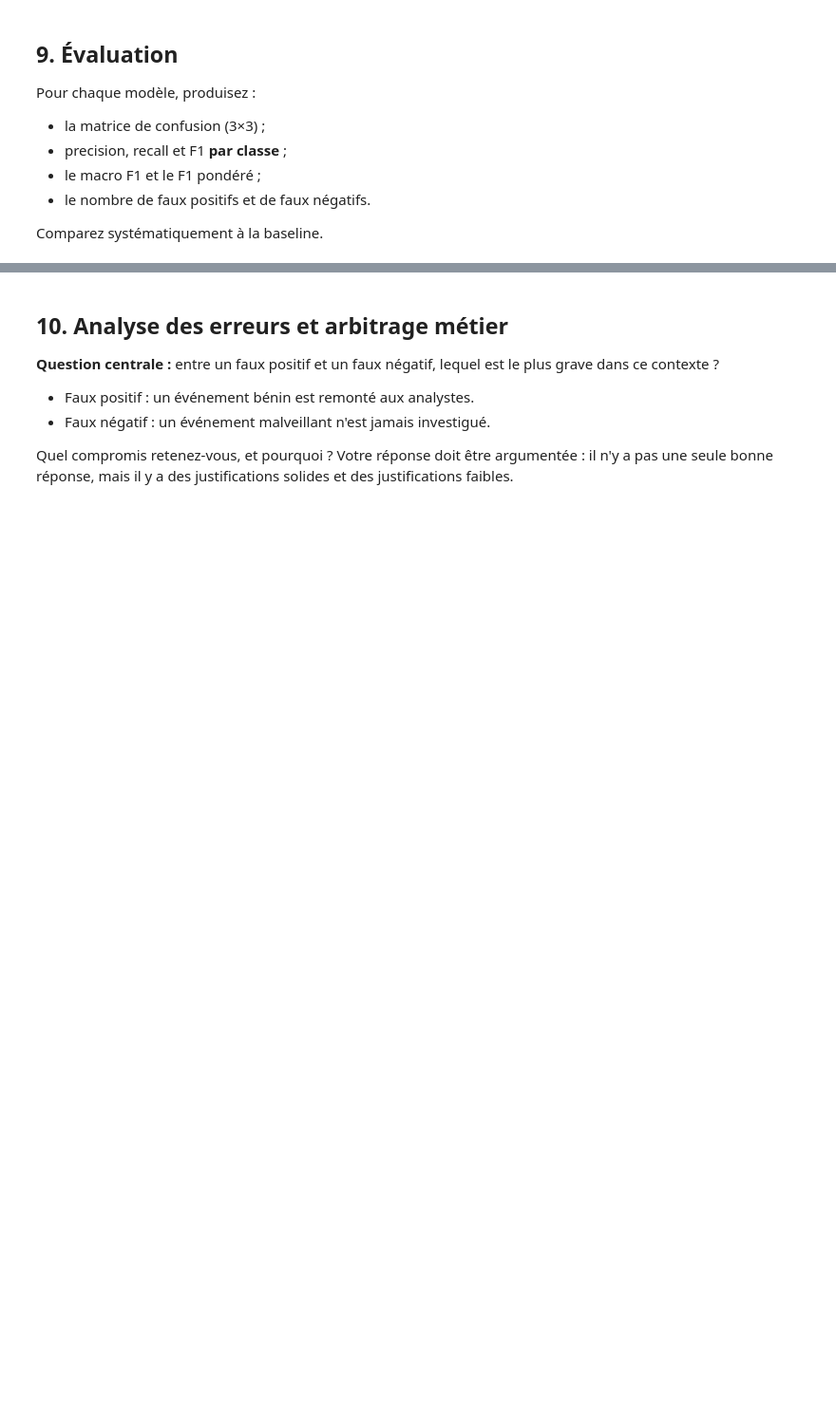
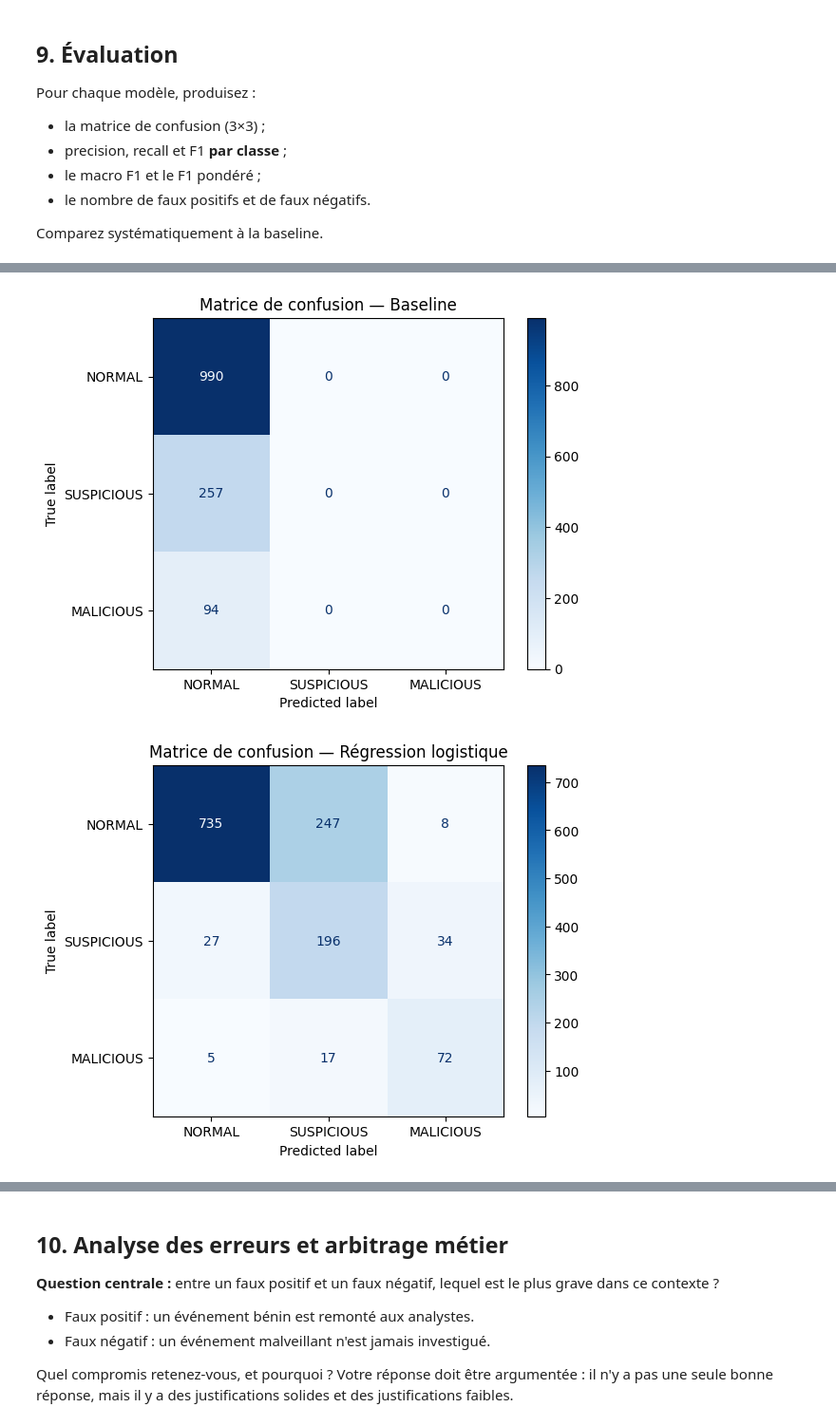
Before and after one commit to LhenryAxel/security-log-project, a Jupyter notebook: notebooks/starter_notebook.ipynb, the cells around one changed output, grey strips where cells are left out. Shown at 95% size. Cells and saved outputs as stored; diff of their text form; code cells hidden in the pictures; blank space fills up the shorter version.

```diff
--- a/notebooks/starter_notebook.ipynb
+++ b/notebooks/starter_notebook.ipynb
@@ -365,0 +600,15 @@ Comparez systématiquement à la baseline.
+# %%
+for model_name, predictions in models_predictions.items():
+
+    print("\n" + "=" * 80)
+    print(model_name.upper())
+    print("=" * 80)
+
+    print(
+        classification_report(
+            y_test,
+            predictions,
+            labels=labels,
+            zero_division=0
+        )
+    )
@@ -365,0 +633,17 @@ Comparez systématiquement à la baseline.
+# %%
+from sklearn.metrics import ConfusionMatrixDisplay
+
+for model_name, predictions in models_predictions.items():
+
+    ConfusionMatrixDisplay.from_predictions(
+        y_test,
+        predictions,
+        labels=labels,
+        cmap="Blues"
+    )
+
+    plt.title(f"Matrice de confusion — {model_name}")
+    plt.show()
+# %% [output]
+[figure, added]
+[figure, added]
```
Also changed, not shown: parts of 29 cells of this notebook.
